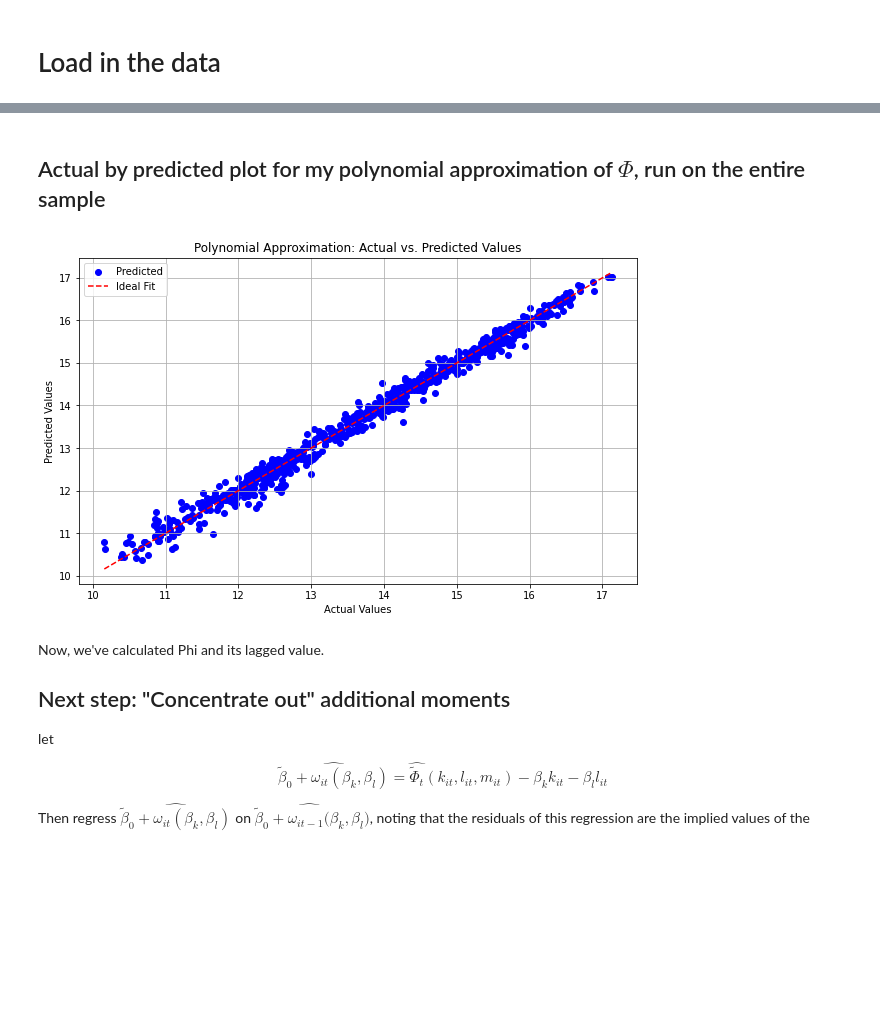
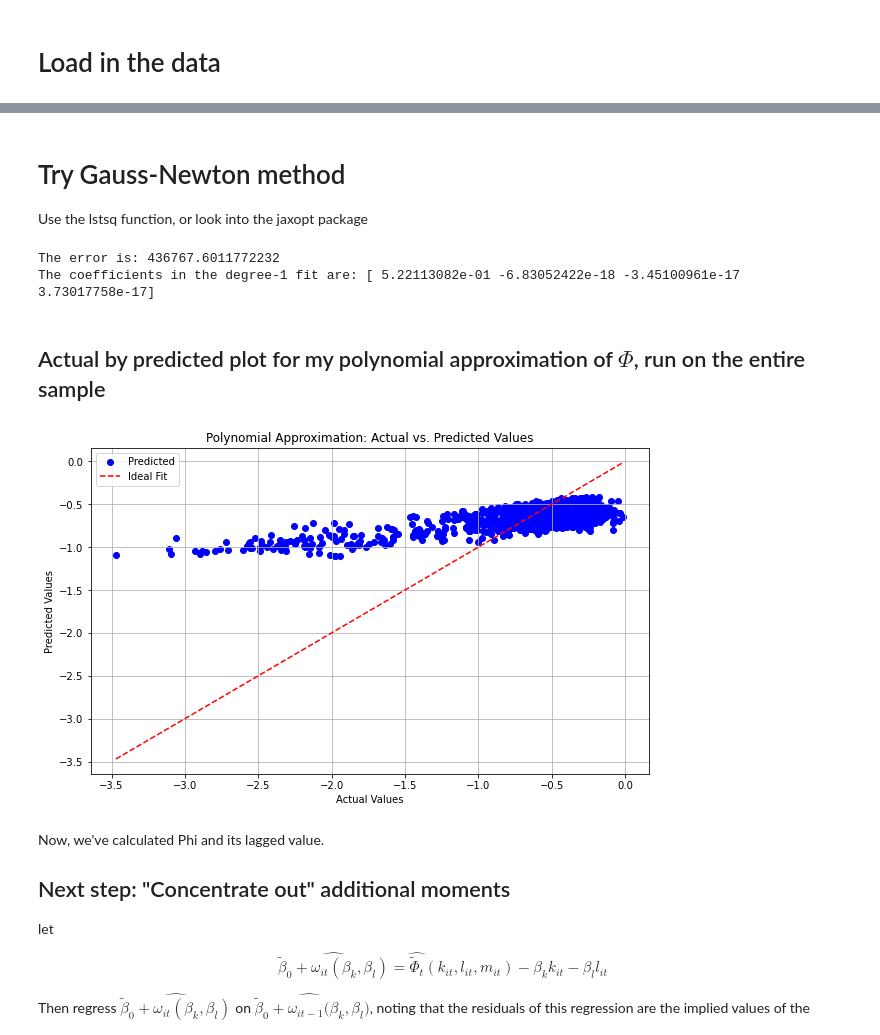
Before and after one commit to RussellMiles310/IO-Problem-Sets, a Jupyter notebook: PS3_Russell/Code_Python/GNR.ipynb, the cells around one changed output, grey strips where cells are left out. Drawn from its saved outputs; the diff is of its cells as text; code cells hidden in the pictures; blank space fills up the shorter version.

```diff
--- a/PS3_Russell/Code_Python/GNR.ipynb
+++ b/PS3_Russell/Code_Python/GNR.ipynb
@@ -243,23 +269,53 @@ Phi = eval_phi_poly(xvars, degree, gammas)
+# %% [markdown]
+# Try Gauss-Newton method
+
+Use the lstsq function, or look into the jaxopt package
+# %%
+#minimize to fit the coefficients gammaprime
+
+#gammaprime_results = opt.minimize(nlls_share_obj, gammaprime0, args=(X_poly_D, s),
+#                       tol=1e-12, method='Nelder-Mead',
+#                        options={'maxiter': 2000},
+#)
+
+gammaprime0 = gammaprime_linear_reg.flatten()
+
+gammaprime_results = opt.minimize(nlls_share_obj, gammaprime0, args=(X_poly_D, s),
+                       tol=1e-12, jac=autogradient_nlls, hess = autohessian_nlls, method='Newton-CG'
+)
+
+#gammaprime_results = opt.minimize(nlls_share_obj, gammaprime0, args=(X_poly_D, s),
+#                       tol=1e-12, jac=autogradient_nlls, method='L-BFGS-B',
+#                        options={'ftol': 1e-12, 'gtol': 1e-12, 'maxiter': 2000},
+#)
+
+print("The error is:",  gammaprime_results.fun)
+print("The coefficients in the degree-1 fit are:",  gammaprime_results.x)
+
+shat = np.log(X_poly_D@gammaprime_results.x)
+# %% [output]
+The error is: 436767.6011772232
+The coefficients in the degree-1 fit are: [ 5.22113082e-01 -6.83052422e-18 -3.45100961e-17  3.73017758e-17]
 # %% [markdown]
 ## Actual by predicted plot for my polynomial approximation of $\Phi$, run on the entire sample
 # %%
 # Example data (replace these with your actual y and yhat values)
 # Create a scatter plot for actual vs. predicted
 plt.figure(figsize=(10, 6))
-plt.scatter(y, Phi, color='blue', label='Predicted', marker='o')
-plt.plot([min(y), max(y)], [min(y), max(y)], color='red', linestyle='--', label='Ideal Fit')
+plt.scatter(s, shat, color='blue', label='Predicted', marker='o')
+plt.plot([min(s), max(s)], [min(s), max(s)], color='red', linestyle='--', label='Ideal Fit')
 
 # Add labels and title
 plt.xlabel('Actual Values')
 plt.ylabel('Predicted Values')
 plt.title('Polynomial Approximation: Actual vs. Predicted Values')
 plt.legend()
 plt.grid()
 
 # Show the plot
 plt.show()
 # %% [output]
-[figure, old version]
+[figure, new version]
 # %%
 #phi_beta_dict = fit_phi_poly_years(df, degree)
 df["Phi"] = Phi
```
Also changed, not shown: parts of 9 cells of this notebook, 2 other files.
